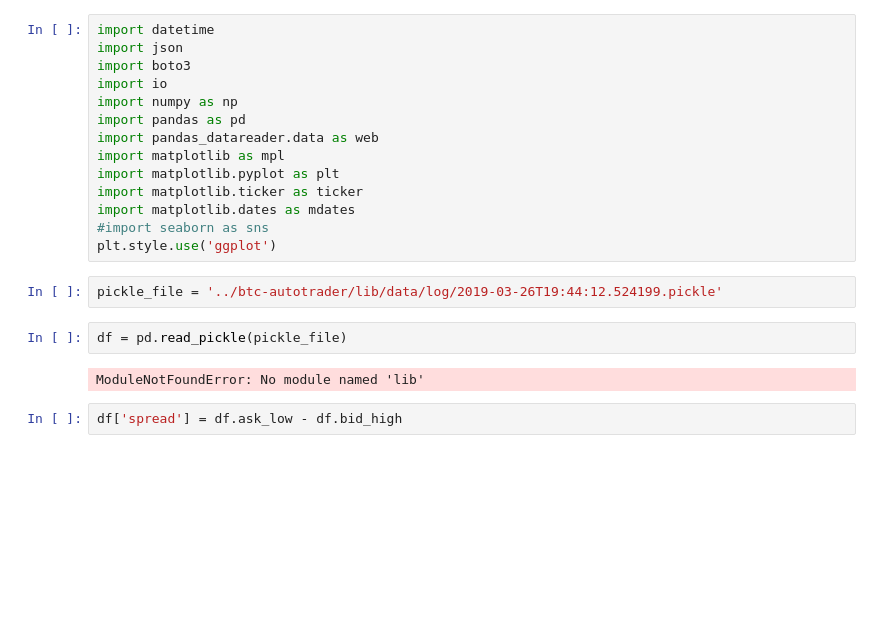
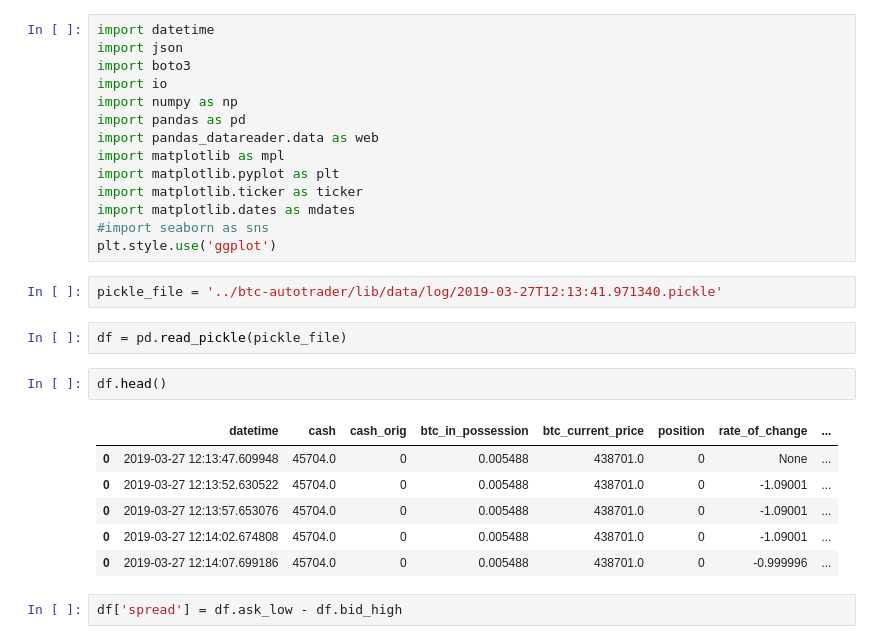
Before and after one commit to soujiro0725/finance-stats, a Jupyter notebook: btc-autotrader-history-2.ipynb, the cells around one changed output. Drawn from its saved outputs; the diff is of its cells as text; blank space fills up the shorter version.

```diff
--- a/btc-autotrader-history-2.ipynb
+++ b/btc-autotrader-history-2.ipynb
@@ -13,11 +13,18 @@ import matplotlib.dates as mdates
 #import seaborn as sns
 plt.style.use('ggplot')
 # %%
-pickle_file = '../btc-autotrader/lib/data/log/2019-03-26T19:44:12.524199.pickle'
+pickle_file = '../btc-autotrader/lib/data/log/2019-03-27T12:13:41.971340.pickle'
 # %%
 df = pd.read_pickle(pickle_file)
-# %% [output]
-ModuleNotFoundError: No module named 'lib'
+# %%
+df.head()
+# %% [output]
+|  | datetime | cash | cash_orig | btc_in_possession | btc_current_price | position | rate_of_change | ... |
+| 0 | 2019-03-27 12:13:47.609948 | 45704.0 | 0 | 0.005488 | 438701.0 | 0 | None | ... |
+| 0 | 2019-03-27 12:13:52.630522 | 45704.0 | 0 | 0.005488 | 438701.0 | 0 | -1.09001 | ... |
+| 0 | 2019-03-27 12:13:57.653076 | 45704.0 | 0 | 0.005488 | 438701.0 | 0 | -1.09001 | ... |
+| 0 | 2019-03-27 12:14:02.674808 | 45704.0 | 0 | 0.005488 | 438701.0 | 0 | -1.09001 | ... |
+| 0 | 2019-03-27 12:14:07.699186 | 45704.0 | 0 | 0.005488 | 438701.0 | 0 | -0.999996 | ... |
 # %%
 df['spread'] = df.ask_low - df.bid_high
 # %%
```
Also changed, not shown: parts of 7 cells of this notebook.
